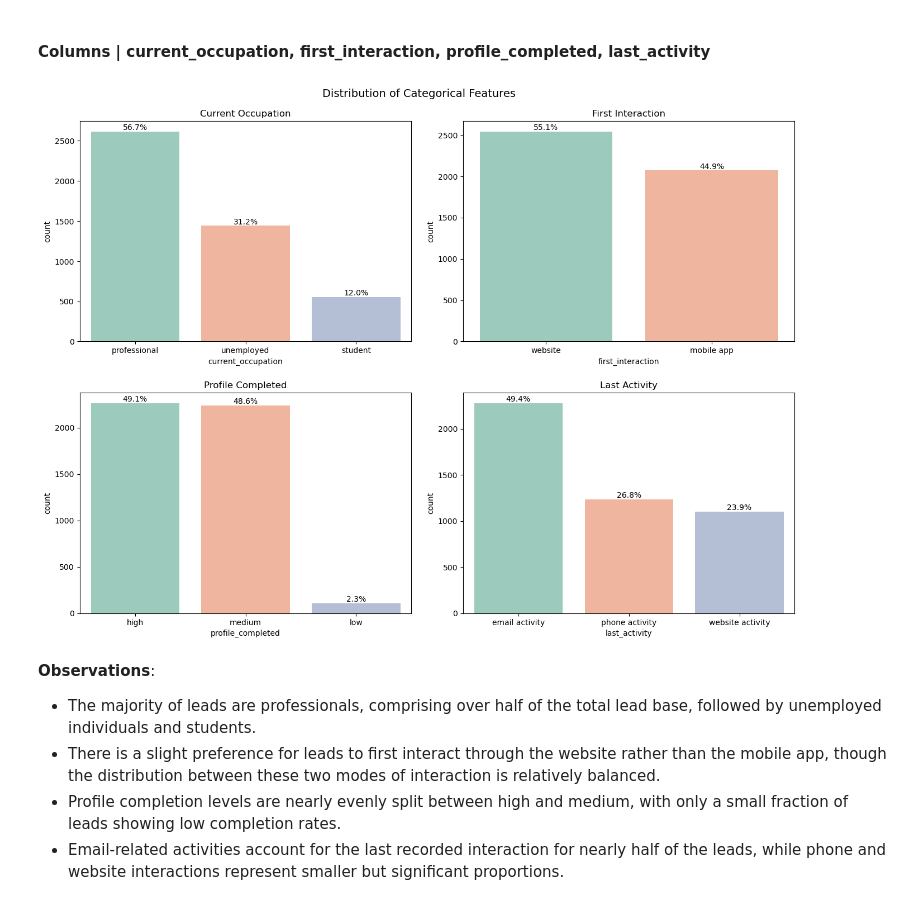
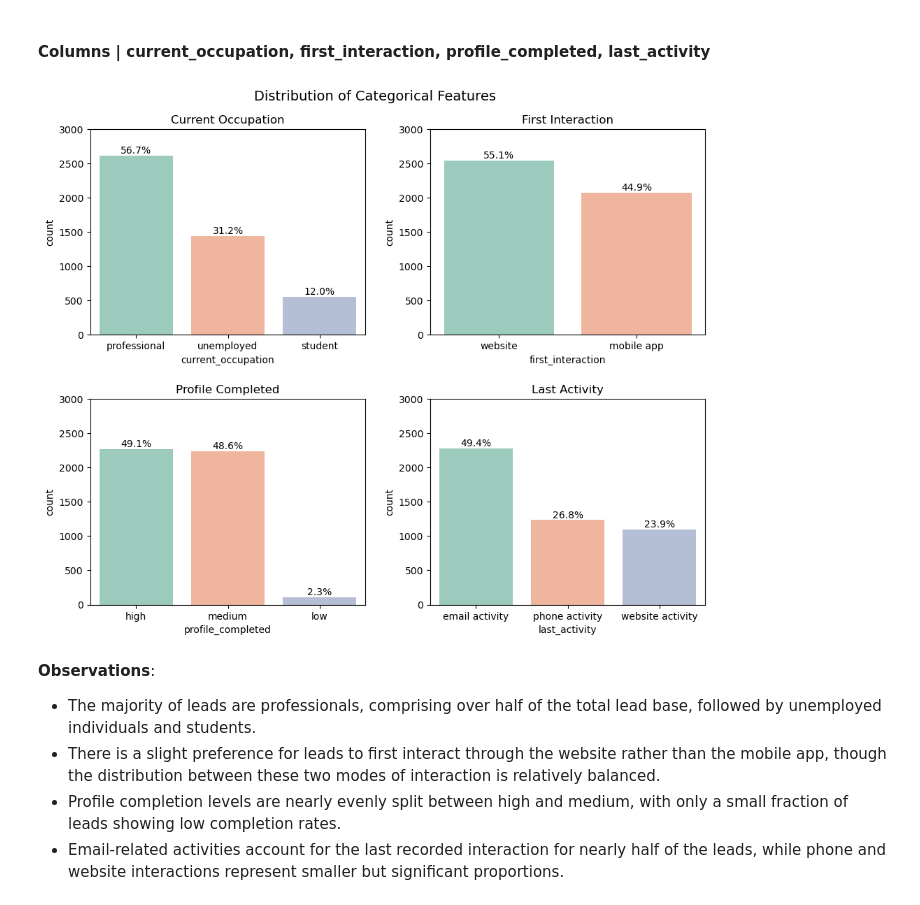
Before and after one commit to tmoesl/lead-conversion-prediction, a Jupyter notebook: notebooks/Learner+Notebook+-+Full+Code+Version+-+Potential+Customers+Prediction.ipynb, the cells around one changed output. Saved outputs shown, nothing was run; the diff lists cells and outputs as text; code cells hidden in the pictures.

```diff
--- a/notebooks/Learner+Notebook+-+Full+Code+Version+-+Potential+Customers+Prediction.ipynb
+++ b/notebooks/Learner+Notebook+-+Full+Code+Version+-+Potential+Customers+Prediction.ipynb
@@ -449,17 +449,28 @@ Mean: 3.03, Std: 1.97, Min: 0.00, Max: 18.43, Median: 2.79
 ### Univariate Analysis of Categorical Columns
 # %%
 # Defining a function to plot categorical variables (barplot and relative percentage annotation)
-def barplot_subplots(data, features, perc=False):
+def barplot_subplots(data, features, perc=False, ytick_spacing=500):
 
     num_features = len(features)
     num_cols = int(math.ceil(math.sqrt(num_features))) if num_features != 3 else 3
     num_rows = int(math.ceil(num_features / num_cols))
 
     # Adjust the height based on the number of rows
-    height = 10 if num_rows > 1 else 5
+    height = 8 if num_rows > 1 else 4
 
-    fig, axes = plt.subplots(num_rows, num_cols, figsize=(14, height))
+    fig, axes = plt.subplots(num_rows, num_cols, figsize=(10, height))
     axes = axes.flatten() if num_features > 1 else [axes]
+
+    # Determine the maximum bar height across all features
+    max_height = 0
+    for feature in features:
+        max_height = max(max_height, data[feature].value_counts().max())
+
+    # Calculate appropriate tick spacing
+    ytick_spacing = ytick_spacing
+    upper_limit = (
+        max_height // ytick_spacing + 1
+    ) * ytick_spacing  # Round up to nearest tick_spacing
 
     for i, feature in enumerate(features):
         total = len(data[feature])
@@ -492,6 +503,10 @@ def barplot_subplots(data, features, perc=False):
                 labels = [f"{height:.0f}" for height in container.datavalues]
             ax.bar_label(container, labels=labels, label_type="edge", fontsize=10)
 
+            # Set y-axis limits and ticks to be consistent
+            ax.set_ylim(0, upper_limit)
+            ax.set_yticks(range(0, upper_limit + 1, ytick_spacing))
+
     # Hide any unused subplots
     for j in range(num_features, num_rows * num_cols):
         fig.delaxes(axes[j])
@@ -506,9 +521,9 @@ def barplot_subplots(data, features, perc=False):
 cat_cols.append("status")
 # %%
 # Plotting barplots for the first four categorical columns
-barplot_subplots(df, cat_cols[0:4], perc=True)
+barplot_subplots(df, cat_cols[0:4], perc=True, ytick_spacing=500)
 # %% [output]
-[figure, old version]
+[figure, new version]
 # %% [markdown]
 **Observations**:
 
```
Also changed, not shown: parts of 37 cells of this notebook.
